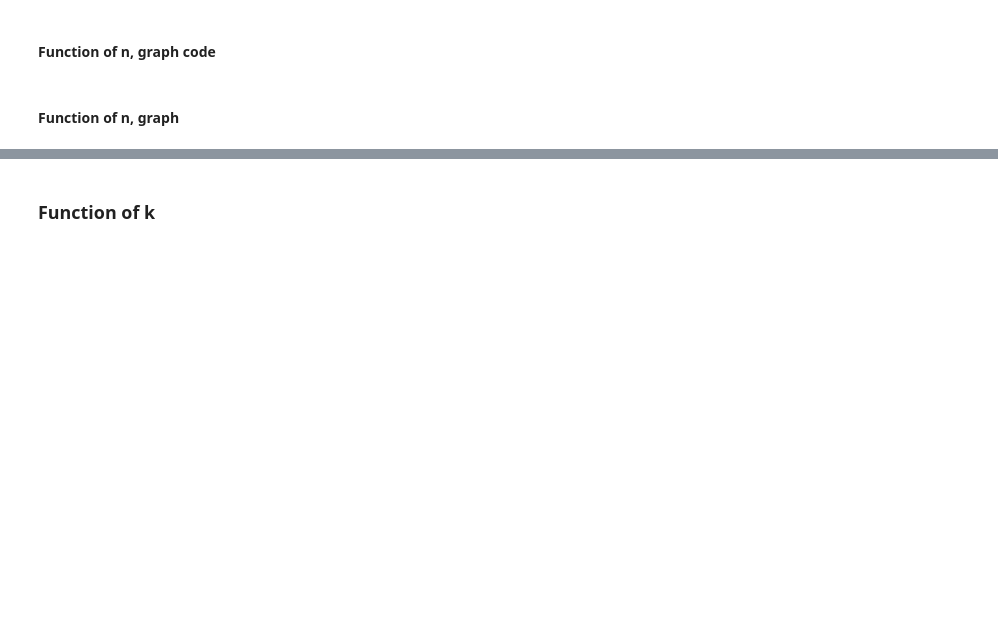
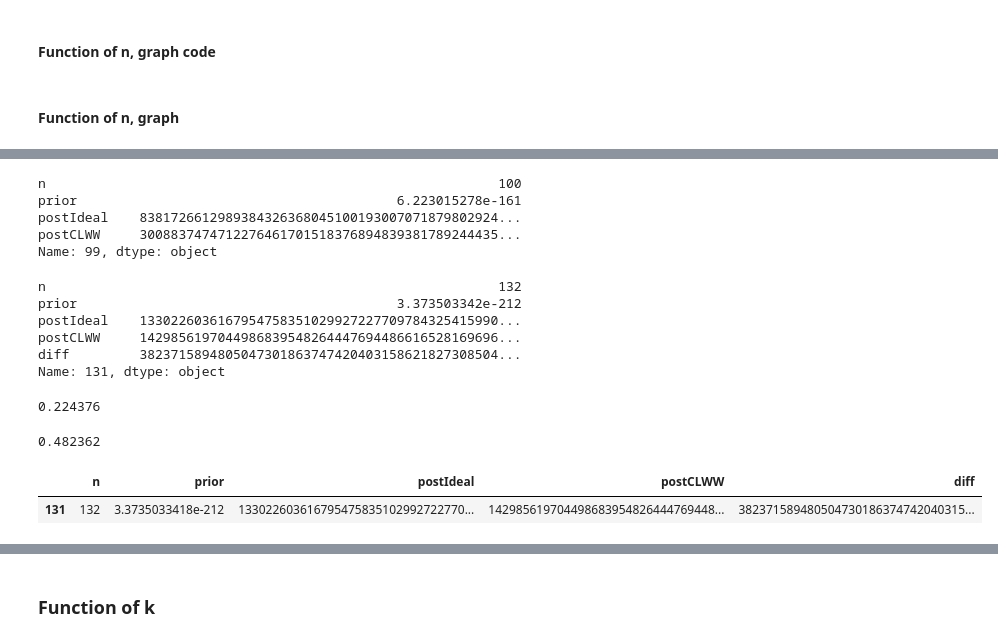
Before and after one commit to majk12/ore, a Jupyter notebook: clww_vs_ideal.ipynb, the cells around one changed output, grey strips where cells are left out. Saved outputs shown, nothing was run; the diff lists cells and outputs as text; code cells hidden in the pictures; blank space fills up the shorter version.

```diff
--- a/clww_vs_ideal.ipynb
+++ b/clww_vs_ideal.ipynb
@@ -173,0 +182,25 @@ df_n = df_nfunct(n_range, k, M)
+# %%
+df_n.iloc[99]
+# %% [output]
+n                                                          100
+prior                                         6.223015278e-161
+postIdeal    8381726612989384326368045100193007071879802924...
+postCLWW     3008837474712276461701518376894839381789244435...
+Name: 99, dtype: object
+# %%
+df_n.iloc[131]
+# %% [output]
+n                                                          132
+prior                                         3.373503342e-212
+postIdeal    1330226036167954758351029927227709784325415990...
+postCLWW     1429856197044986839548264447694486616528169696...
+diff         3823715894805047301863747420403158621827308504...
+Name: 131, dtype: object
+# %%
+df_n.iloc[131, 2].round(6) # ideal
+# %% [output]
+0.224376
+# %%
+df_n.iloc[131, 3].round(6) # ideal
+# %% [output]
+0.482362
@@ -174,3 +209,8 @@ df_n = df_nfunct(n_range, k, M)
+# %%
+df_n[df_n['diff']==df_n['diff'].max()]
+# %% [output]
+|  | n | prior | postIdeal | postCLWW | diff |
+| 131 | 132 | 3.3735033418e-212 | 133022603616795475835102992722770... | 142985619704498683954826444769448... | 382371589480504730186374742040315... |
 # %%
 graph_it_nfunct(n_range, k, df_n)
 # %% [output]
```
Also changed, not shown: parts of 10 cells of this notebook, 2 other files.
